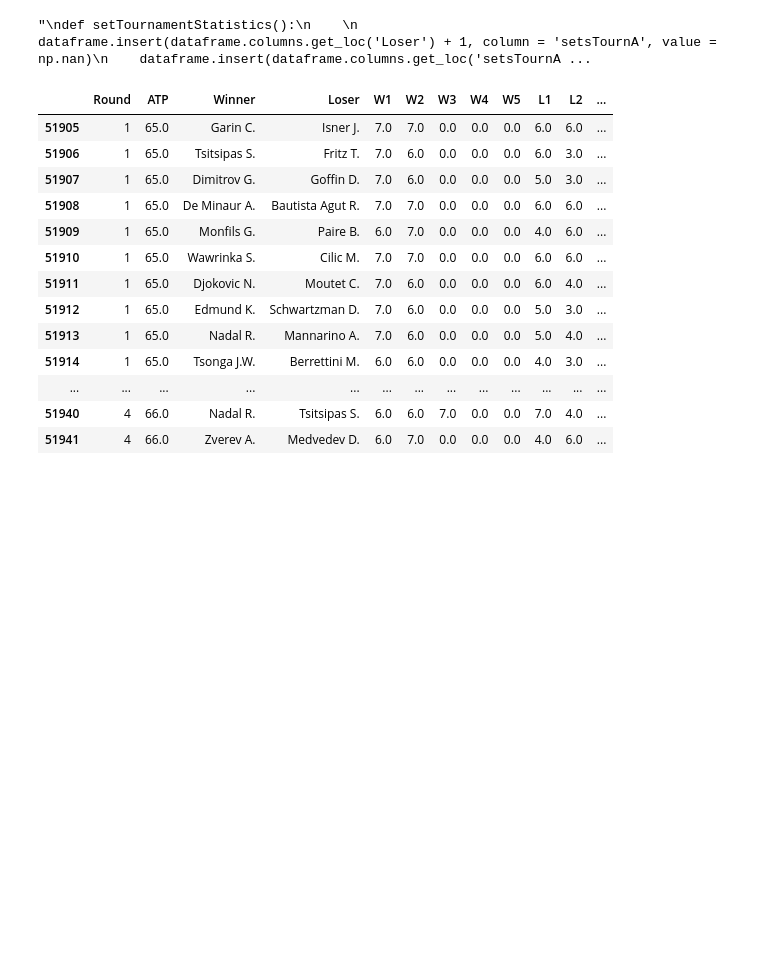
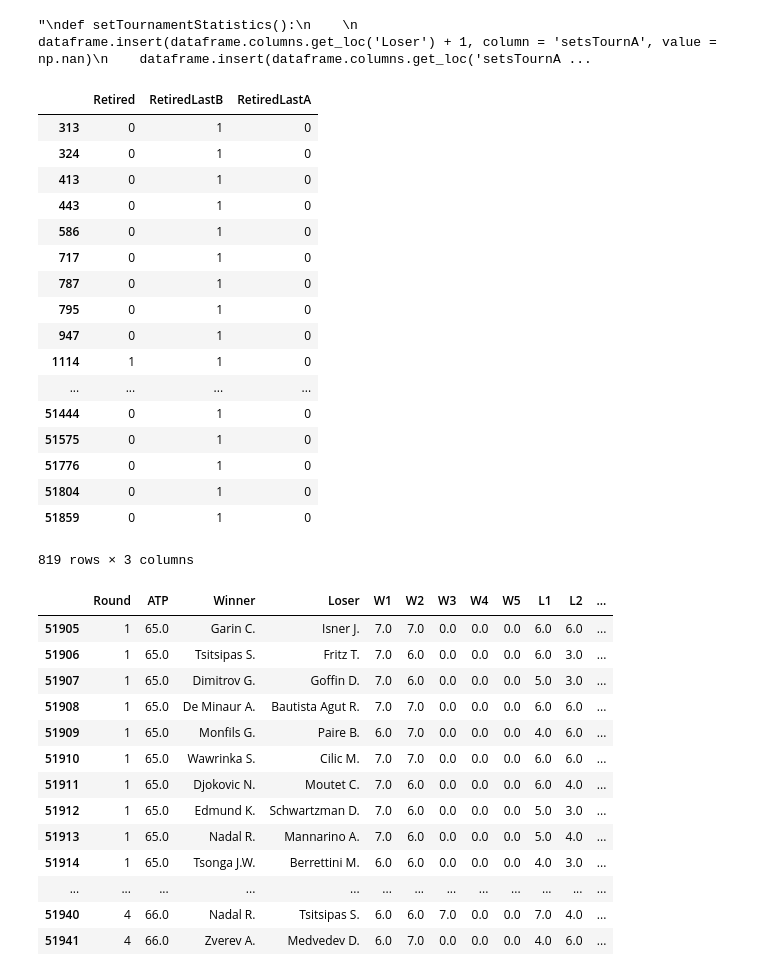
Before and after one commit to RiccardoSpolaor/Predict_Winner_2020_Australian_Open, a Jupyter notebook: 05 Adding New Variables.ipynb, the cells around one changed output. Drawn from its saved outputs; the diff is of its cells as text; code cells hidden in the pictures; blank space fills up the shorter version.

```diff
--- a/05 Adding New Variables.ipynb
+++ b/05 Adding New Variables.ipynb
@@ -250,3 +357,24 @@ setFadigue()
+# %%
+dataframe[dataframe['RetiredLastB'] == 1][['Retired', 'RetiredLastB','RetiredLastA']]
+# %% [output]
+|  | Retired | RetiredLastB | RetiredLastA |
+| 313 | 0 | 1 | 0 |
+| 324 | 0 | 1 | 0 |
+| 413 | 0 | 1 | 0 |
+| 443 | 0 | 1 | 0 |
+| 586 | 0 | 1 | 0 |
+| 717 | 0 | 1 | 0 |
+| 787 | 0 | 1 | 0 |
+| 795 | 0 | 1 | 0 |
+| 947 | 0 | 1 | 0 |
+| 1114 | 1 | 1 | 0 |
+| ... | ... | ... | ... |
+| 51444 | 0 | 1 | 0 |
+| 51575 | 0 | 1 | 0 |
+| 51776 | 0 | 1 | 0 |
+| 51804 | 0 | 1 | 0 |
+| 51859 | 0 | 1 | 0 |
+819 rows × 3 columns
 # %%
 dataframe.tail(40)[['Round','ATP','Winner','Loser','W1','W2','W3','W4','W5','L1','L2','L3','L4','L5']]
 # %% [output]
```
Also changed, not shown: parts of 4 cells of this notebook, 3 other files.
